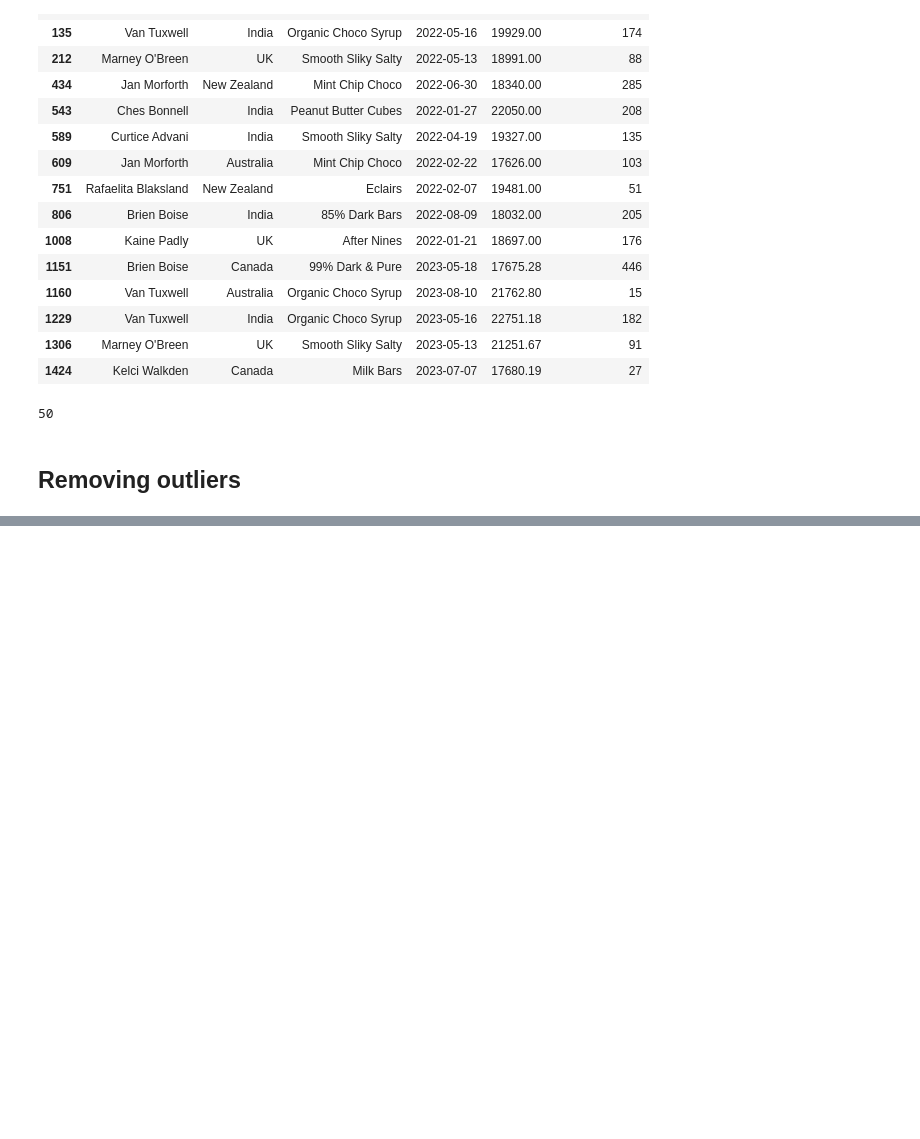
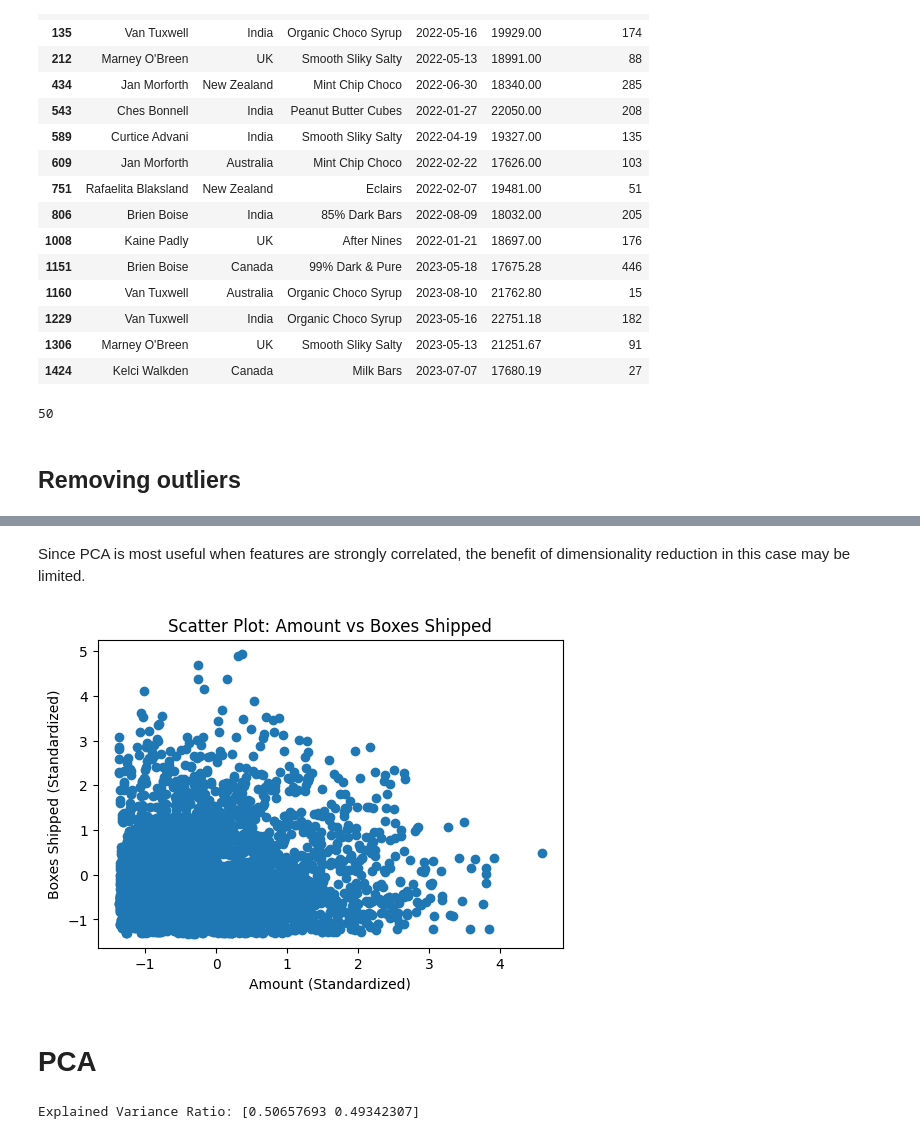
Before and after one commit to SUBAIE1/ML-COURSE-LAB-SOLUTIONS, a Jupyter notebook: lab4/lab4_solution.ipynb, the cells around one changed output, grey strips where cells are left out. Drawn from its saved outputs; the diff is of its cells as text; code cells hidden in the pictures; blank space fills up the shorter version.

```diff
--- a/lab4/lab4_solution.ipynb
+++ b/lab4/lab4_solution.ipynb
@@ -128,0 +187,29 @@ len(outliers)
+# %% [markdown]
+Since PCA is most useful when features are strongly correlated,
+the benefit of dimensionality reduction in this case may be limited.
+# %%
+# In addition to the heatmap, we can visualize the relationship between two features using a scatter plot.
+# A scatter plot allows us to observe whether the features exhibit a linear pattern, meaning whether they increase or decrease together in a consistent way.
+
+import matplotlib.pyplot as plt
+plt.figure(figsize=(6,4))
+plt.scatter(df_standardized['Amount'], df_standardized['Boxes Shipped'])
+plt.xlabel("Amount (Standardized)")
+plt.ylabel("Boxes Shipped (Standardized)")
+plt.title("Scatter Plot: Amount vs Boxes Shipped")
+plt.show()
+# %% [output]
+[figure, added]
+# %% [markdown]
+# PCA
+# %%
+from sklearn.decomposition import PCA
+
+X = df_standardized[['Amount', 'Boxes Shipped']]
+
+pca = PCA(n_components=2)
+principal_components = pca.fit_transform(X)
+
+print("Explained Variance Ratio:", pca.explained_variance_ratio_)
+# %% [output]
+Explained Variance Ratio: [0.50657693 0.49342307]
```
Also changed, not shown: parts of 12 cells of this notebook, 3 other files.
